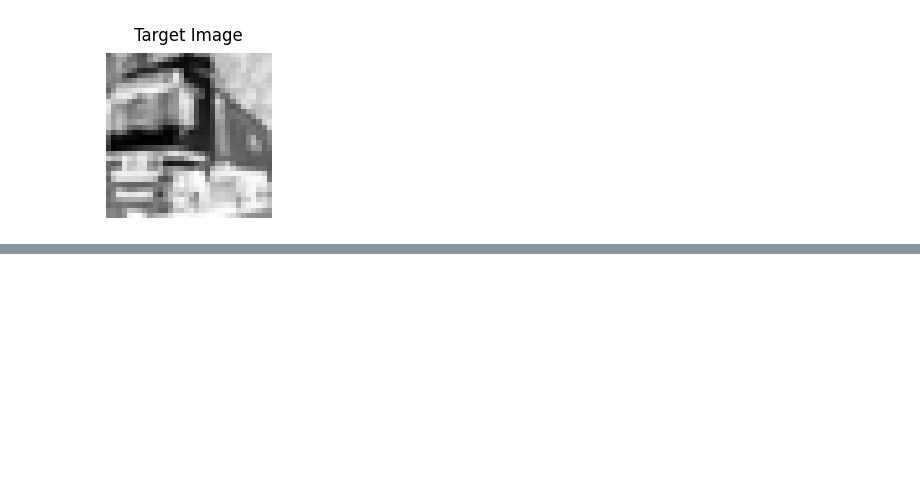
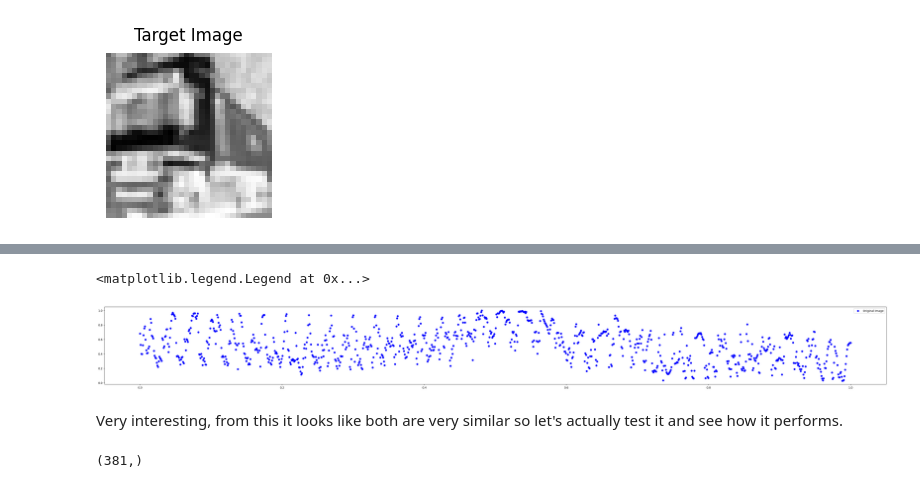
Before and after one commit to LoneCoder21/machine_learning, a Jupyter notebook: multi_linear_regression/fourier_compression.ipynb, the cells around one changed output, grey strips where cells are left out. Cells and saved outputs as stored; diff of their text form; code cells hidden in the pictures; blank space fills up the shorter version.

```diff
--- a/multi_linear_regression/fourier_compression.ipynb
+++ b/multi_linear_regression/fourier_compression.ipynb
@@ -175,0 +209,19 @@ ax.legend()
+# %%
+fig,ax = plt.subplots(figsize=(50,5))
+ax.scatter(xcoordinates.flatten(), targetimage, color="b",label="Original Image")
+ax.legend()
+# %% [output]
+<matplotlib.legend.Legend at 0x...>
+[figure, added]
+# %% [markdown]
+Very interesting, from this it looks like both are very similar so let's actually test it and see how it performs.
+# %%
+xcoordinates_wave = feature_engineer_wave(xcoordinates, samples)
+targetimageflip = targetimageflip.flatten().astype(np.float64)
+
+reg = LinearRegression().fit(xcoordinates_wave, targetimageflip)
+predicted_flip_image = reg.predict(xcoordinates_wave)
+predicted_image_unflip = flip_odd_matrix(predicted_flip_image.reshape((32,32)))
+print(reg.coef_.shape)
+# %% [output]
+(381,)
```
Also changed, not shown: parts of 35 cells of this notebook.
